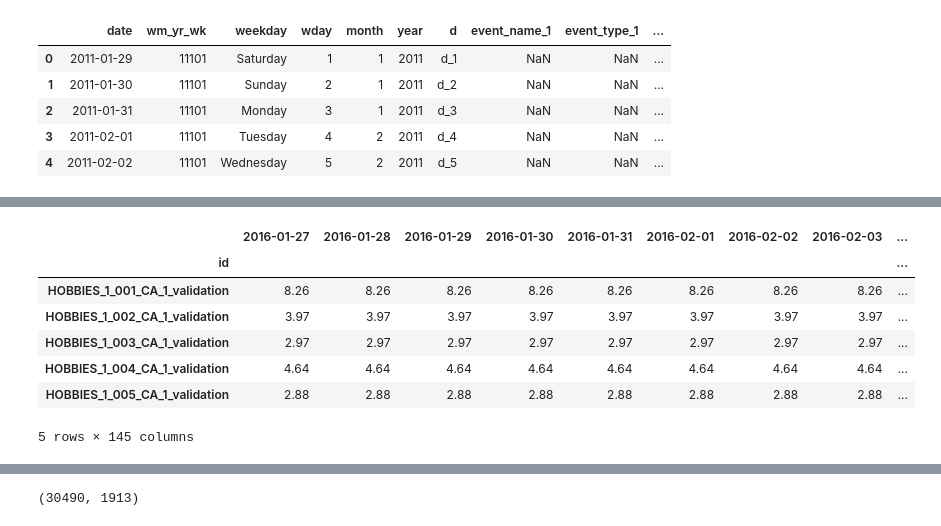
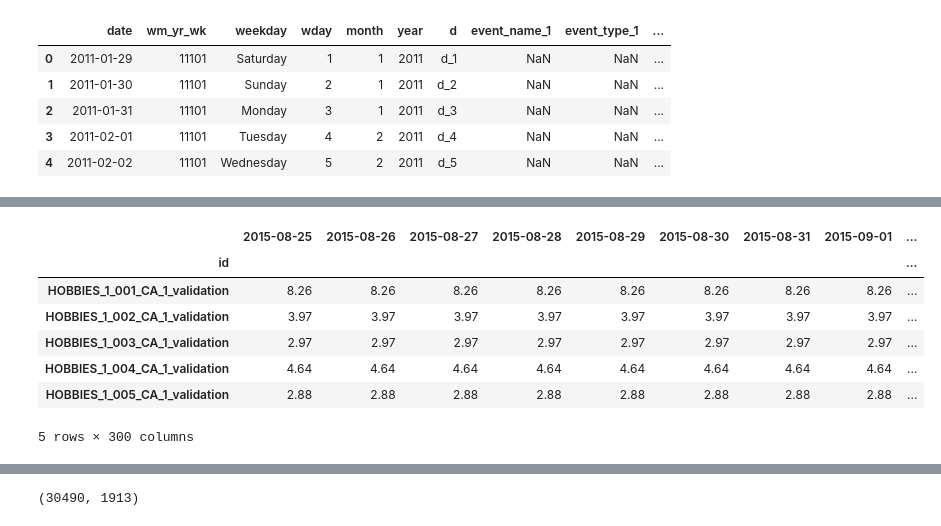
Before and after one commit to ikyath/M5-Forecasting-Accuracy-Kaggle, a Jupyter notebook: M5_Forecast_Encoder_Decoder_BetterFeatures.ipynb, the cells around one changed output, grey strips where cells are left out. Cells and saved outputs as stored; diff of their text form; code cells hidden in the pictures.

```diff
--- a/M5_Forecast_Encoder_Decoder_BetterFeatures.ipynb
+++ b/M5_Forecast_Encoder_Decoder_BetterFeatures.ipynb
@@ -178 +210,6 @@ def transform(data):
     return data
+# %%
+calendar['date'] = pd.to_datetime(calendar['date'])
+calendar = calendar[calendar['date']>= '2015-1-27']  #We are considering less data due to memory constraints
+calendar= transform(calendar)
+# Attempts to convert events into time series data.
@@ -188,5 +226,0 @@ calendar.head()
-# %%
-calendar['date'] = pd.to_datetime(calendar['date'])
-calendar = calendar[calendar['date']>= '2016-1-27']  #reduce memory
-calendar= transform(calendar)
-# Attempts to convert events into time series data.
@@ -235,3 +259,3 @@ calendar.shape
 # %%
-price_fea = calendar[['wm_yr_wk','date']].merge(selling_prices, on = ['wm_yr_wk'], how = 'left')
-price_fea['id'] = price_fea['item_id']+'_'+price_fea['store_id']+'_validation'
+price_feature = calendar[['wm_yr_wk','date']].merge(selling_prices, on = ['wm_yr_wk'], how = 'left')
+price_feature['id'] = price_feature['item_id']+'_'+price_feature['store_id']+'_validation'
@@ -247,5 +275,5 @@ price_fea.head()
 # %%
-df = price_fea.pivot('id','date','sell_price')
+df = price_feature.pivot('id','date','sell_price')
 # %%
 df.head()
 # %% [output]
@@ -269,13 +288,13 @@ price_fea.head()
 # %%
-price_df = sales.merge(df,on=['id'],how= 'left').iloc[:,-145:]
+price_df = sales.merge(df,on=['id'],how= 'left').iloc[:,-300:]
 price_df.index = sales.id
 price_df.head()
 # %% [output]
-|  | 2016-01-27 | 2016-01-28 | 2016-01-29 | 2016-01-30 | 2016-01-31 | 2016-02-01 | 2016-02-02 | 2016-02-03 | ... |
+|  | 2015-08-25 | 2015-08-26 | 2015-08-27 | 2015-08-28 | 2015-08-29 | 2015-08-30 | 2015-08-31 | 2015-09-01 | ... |
 | id |  |  |  |  |  |  |  |  | ... |
 | HOBBIES_1_001_CA_1_validation | 8.26 | 8.26 | 8.26 | 8.26 | 8.26 | 8.26 | 8.26 | 8.26 | ... |
 | HOBBIES_1_002_CA_1_validation | 3.97 | 3.97 | 3.97 | 3.97 | 3.97 | 3.97 | 3.97 | 3.97 | ... |
 | HOBBIES_1_003_CA_1_validation | 2.97 | 2.97 | 2.97 | 2.97 | 2.97 | 2.97 | 2.97 | 2.97 | ... |
 | HOBBIES_1_004_CA_1_validation | 4.64 | 4.64 | 4.64 | 4.64 | 4.64 | 4.64 | 4.64 | 4.64 | ... |
 | HOBBIES_1_005_CA_1_validation | 2.88 | 2.88 | 2.88 | 2.88 | 2.88 | 2.88 | 2.88 | 2.88 | ... |
-5 rows × 145 columns
+5 rows × 300 columns
```
Also changed, not shown: parts of 74 cells of this notebook.
